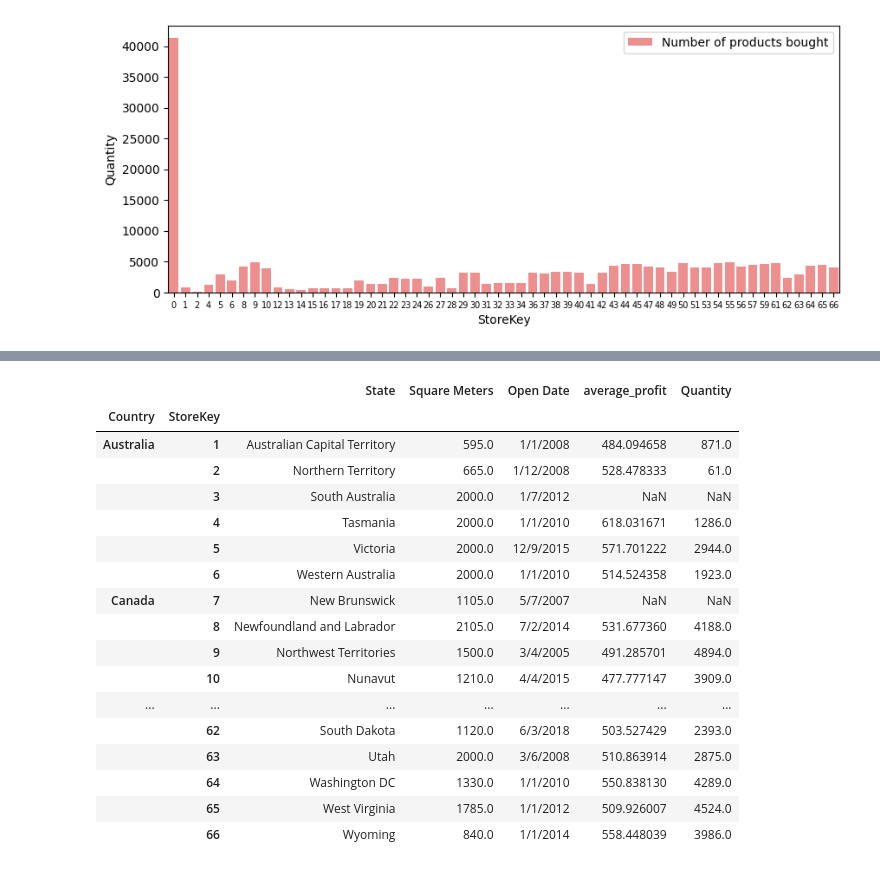
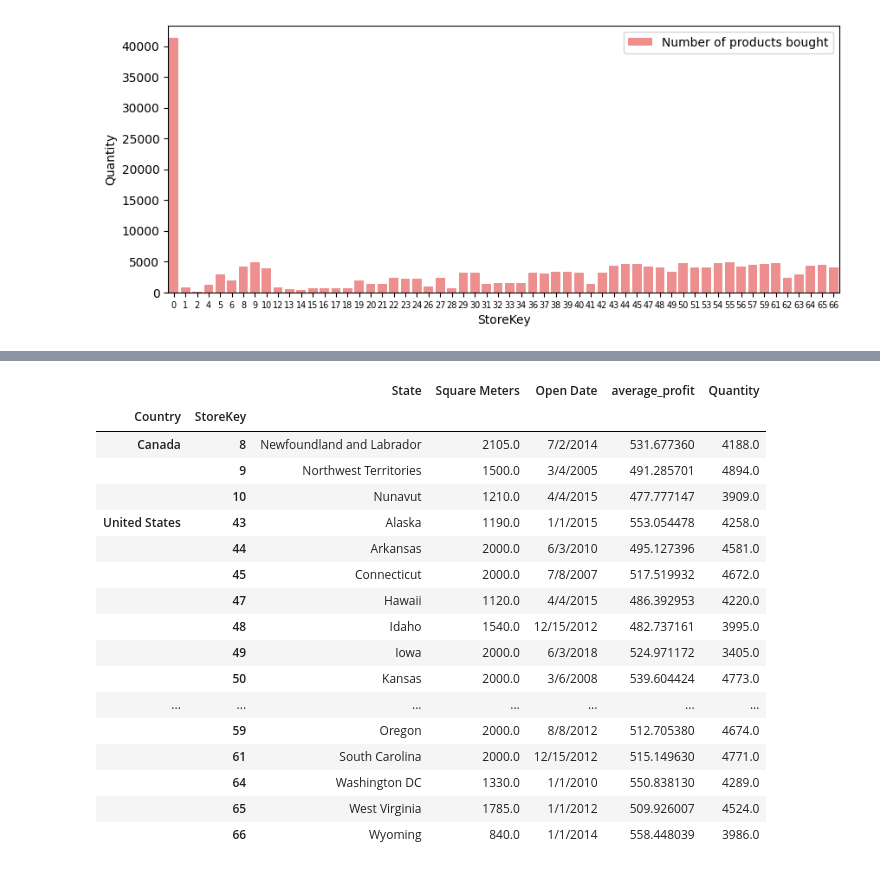
Before and after one commit to Hubert-Pierzchalski/Electronic_Store_Data_Vis, a Jupyter notebook: main.ipynb, the cells around one changed output, grey strips where cells are left out. Cells and saved outputs as stored; diff of their text form; code cells hidden in the pictures.

```diff
--- a/main.ipynb
+++ b/main.ipynb
@@ -17,0 +32,4 @@ Stores = pd.read_csv('Stores.csv', encoding='mac_roman')
+# %%
+Sales.info()
+Sales["Order Date"] = pd.to_datetime(Sales["Order Date"], format="%m/%d/%Y")
+Sales['YearMonth'] = Sales['Order Date'].dt.to_period('M') # Format: YYYY-MM (as a Period)
@@ -288,23 +343,29 @@ Stores["average_profit"] = avg_profit_per_store["Profit"]
 Stores["Quantity"] = Qunat_Store_Sum["Quantity"]
 # %%
 pd.set_option("display.max_rows", None)
-Stores.groupby(["Country"]).apply(lambda x: x, include_groups=False)
+# Stores.groupby(["Country"]).apply(lambda x: x, include_groups=False)#.StoreKey.isin(high_quant_stores)
+result = (
+    Stores.groupby(["Country"])
+    .apply(lambda x: x, include_groups=False)
+    .query("StoreKey in @high_quant_stores")
+)
+result
 # %% [output]
 |  |  | State | Square Meters | Open Date | average_profit | Quantity |
 | Country | StoreKey |  |  |  |  |  |
-| Australia | 1 | Australian Capital Territory | 595.0 | 1/1/2008 | 484.094658 | 871.0 |
-|  | 2 | Northern Territory | 665.0 | 1/12/2008 | 528.478333 | 61.0 |
-|  | 3 | South Australia | 2000.0 | 1/7/2012 | NaN | NaN |
-|  | 4 | Tasmania | 2000.0 | 1/1/2010 | 618.031671 | 1286.0 |
-|  | 5 | Victoria | 2000.0 | 12/9/2015 | 571.701222 | 2944.0 |
-|  | 6 | Western Australia | 2000.0 | 1/1/2010 | 514.524358 | 1923.0 |
-| Canada | 7 | New Brunswick | 1105.0 | 5/7/2007 | NaN | NaN |
-|  | 8 | Newfoundland and Labrador | 2105.0 | 7/2/2014 | 531.677360 | 4188.0 |
+| Canada | 8 | Newfoundland and Labrador | 2105.0 | 7/2/2014 | 531.677360 | 4188.0 |
 |  | 9 | Northwest Territories | 1500.0 | 3/4/2005 | 491.285701 | 4894.0 |
 |  | 10 | Nunavut | 1210.0 | 4/4/2015 | 477.777147 | 3909.0 |
+| United States | 43 | Alaska | 1190.0 | 1/1/2015 | 553.054478 | 4258.0 |
+|  | 44 | Arkansas | 2000.0 | 6/3/2010 | 495.127396 | 4581.0 |
+|  | 45 | Connecticut | 2000.0 | 7/8/2007 | 517.519932 | 4672.0 |
+|  | 47 | Hawaii | 1120.0 | 4/4/2015 | 486.392953 | 4220.0 |
+|  | 48 | Idaho | 1540.0 | 12/15/2012 | 482.737161 | 3995.0 |
+|  | 49 | Iowa | 2000.0 | 6/3/2018 | 524.971172 | 3405.0 |
+|  | 50 | Kansas | 2000.0 | 3/6/2008 | 539.604424 | 4773.0 |
 | ... | ... | ... | ... | ... | ... | ... |
-|  | 62 | South Dakota | 1120.0 | 6/3/2018 | 503.527429 | 2393.0 |
-|  | 63 | Utah | 2000.0 | 3/6/2008 | 510.863914 | 2875.0 |
+|  | 59 | Oregon | 2000.0 | 8/8/2012 | 512.705380 | 4674.0 |
+|  | 61 | South Carolina | 2000.0 | 12/15/2012 | 515.149630 | 4771.0 |
 |  | 64 | Washington DC | 1330.0 | 1/1/2010 | 550.838130 | 4289.0 |
 |  | 65 | West Virginia | 1785.0 | 1/1/2012 | 509.926007 | 4524.0 |
 |  | 66 | Wyoming | 840.0 | 1/1/2014 | 558.448039 | 3986.0 |
```
Also changed, not shown: parts of 21 cells of this notebook.
